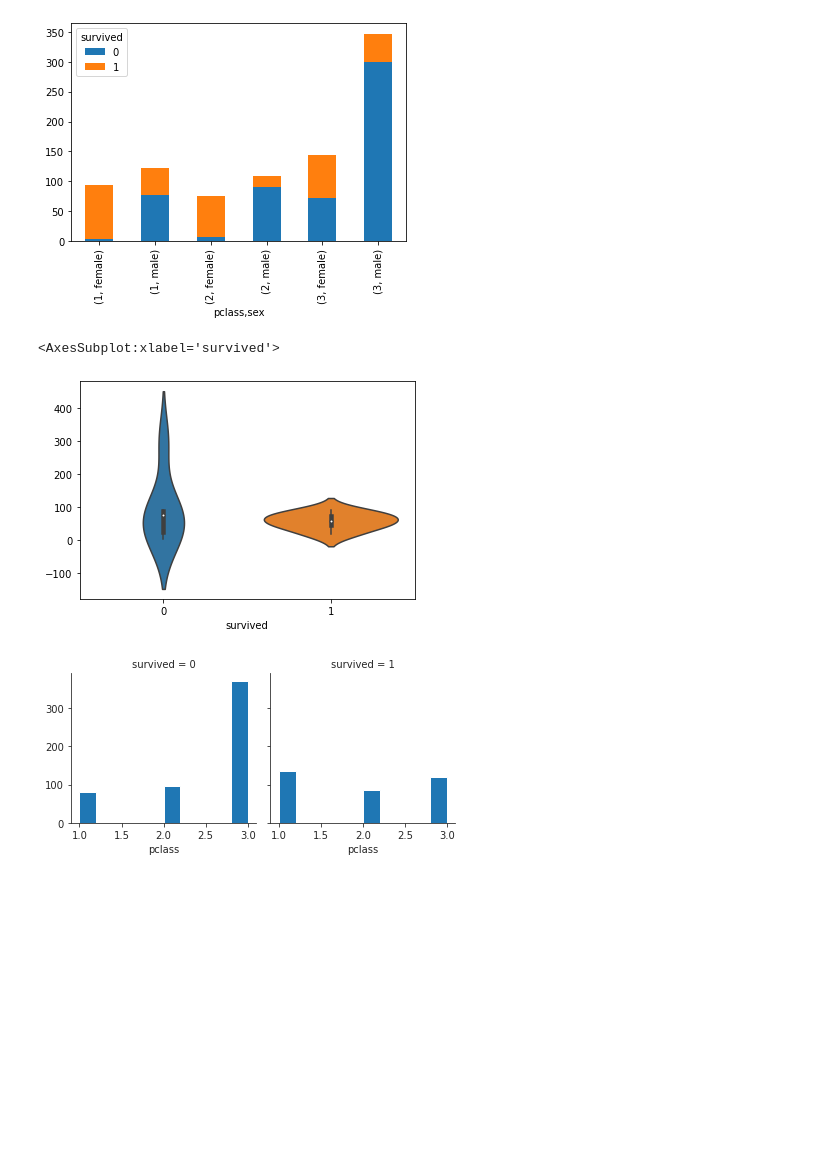
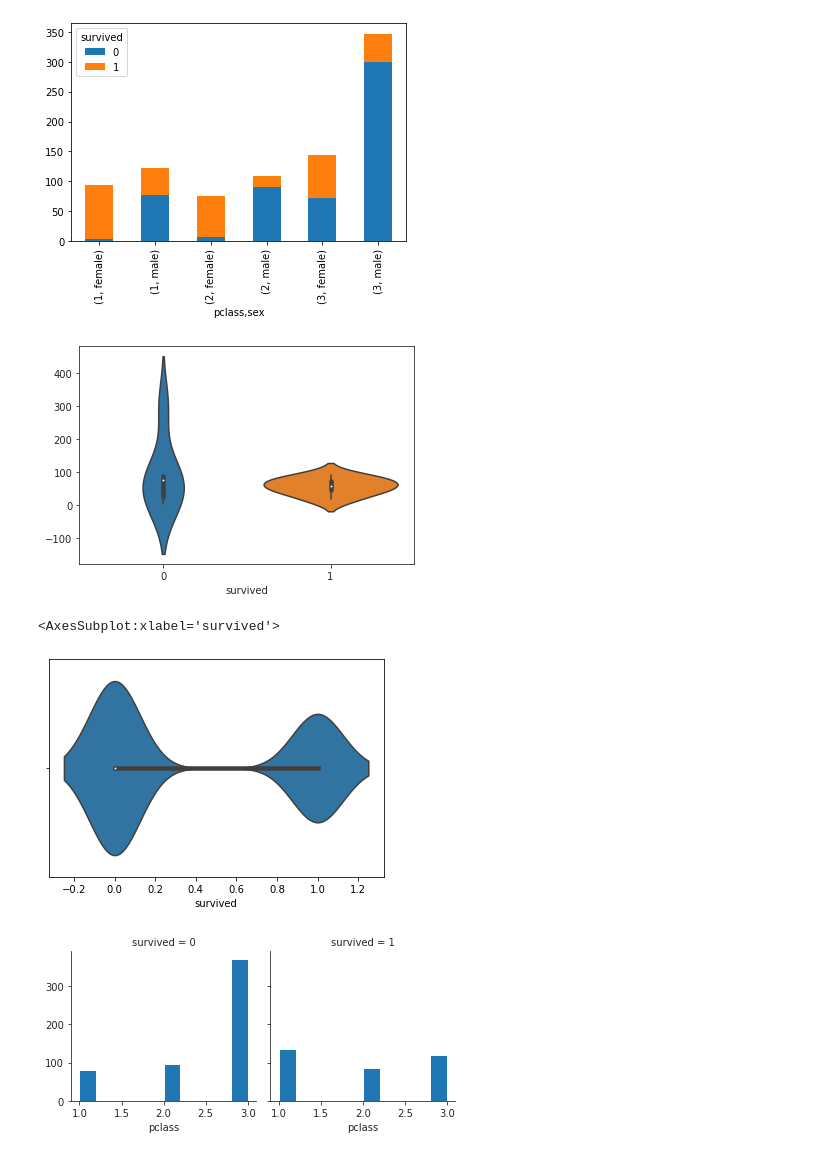
Before and after one commit to wenchin77/python60days, a Jupyter notebook: homework/21/Data_Visualization_Day_4作業.ipynb, the cells around one changed output. Cells and saved outputs as stored; diff of their text form; code cells hidden in the pictures; blank space fills up the shorter version.

```diff
--- a/homework/21/Data_Visualization_Day_4作業.ipynb
+++ b/homework/21/Data_Visualization_Day_4作業.ipynb
@@ -119,11 +119,20 @@ survived_counts.plot(kind='bar', stacked=True)
 '''
 在這邊coding
 sns.violinplot
+題目希望作圖如下
 '''
-sns.violinplot(data=survived_counts)
 # %% [output]
-<AxesSubplot:xlabel='survived'>
 [figure]
+# %%
+# 直接使用PANDAS dataframe, 當作參數
+#條形圖()顯示分類變數和連續變數之間的關係。數據以矩形條表示,其中條的長度表示該類別中數據的比例。
+'''
+How do I draw with survived #?
+'''
+sns.violinplot(data=df, x='survived')
+# %% [output]
+<AxesSubplot:xlabel='survived'>
+[figure, added]
 # %%
 # 瞭解性別在各艙等的分布的存活率
 '''
```
Also changed, not shown: 3 other files.
